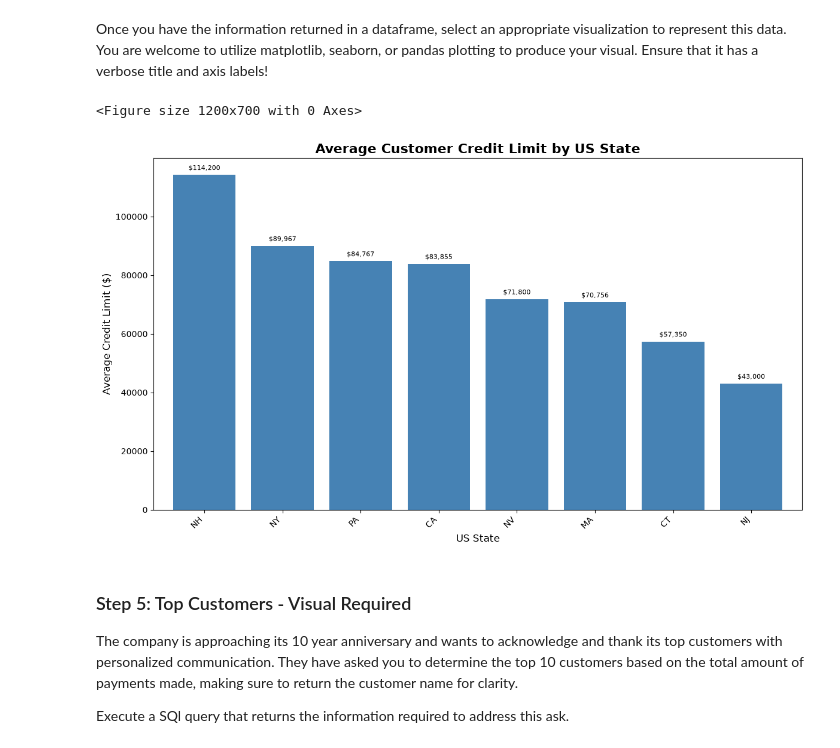
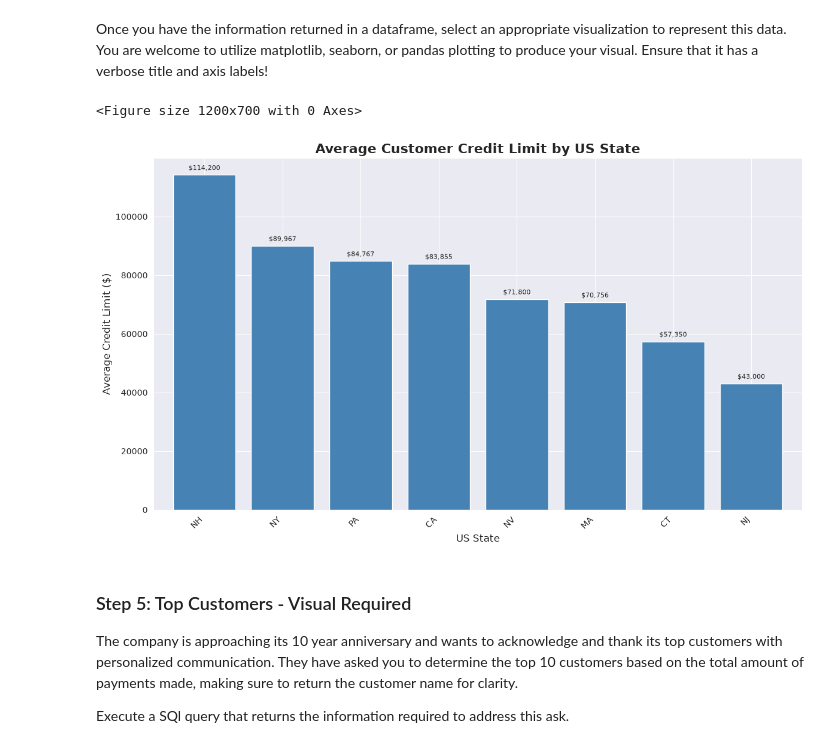
Before and after one commit to nicodemusmomanyi7-ship-it/dsc-sql-summative-lab, a Jupyter notebook: SQLSummativeLab.ipynb, the cells around one changed output. Drawn from its saved outputs; the diff is of its cells as text; code cells hidden in the pictures.

```diff
--- a/SQLSummativeLab.ipynb
+++ b/SQLSummativeLab.ipynb
@@ -165,6 +165,8 @@ state_credit
 Once you have the information returned in a dataframe, select an appropriate visualization to represent this data. You are welcome to utilize matplotlib, seaborn, or pandas plotting to produce your visual. Ensure that it has a verbose title and axis labels!
 # %%
 # Replace None with your visual code
+#setting the style
+sns.set_style("darkgrid")
 # Sort states by average credit limit
 state_credit = state_credit.sort_values(
     by="avg_creditLimit",
@@ -183,34 +185,34 @@ ax = state_credit.plot(
     width=0.8,
     figsize=(12, 7)
 )
 
 # Add a value label above each bar
 for bar in ax.patches:
     height = bar.get_height()
     ax.annotate(
         f"${height:,.0f}",
         (bar.get_x() + bar.get_width() / 2, height),
         ha="center",
         va="bottom",
         xytext=(0, 4),
         textcoords="offset points",
         fontsize=8
     )
 
 # Improve titles and labels
 plt.title(
     "Average Customer Credit Limit by US State",
     fontsize=16,
     fontweight="bold"
 )
 plt.xlabel("US State", fontsize=12)
 plt.ylabel("Average Credit Limit ($)", fontsize=12)
 plt.xticks(rotation=45, ha="right")
 plt.tight_layout()
 plt.show()
 # %% [output]
 <Figure size 1200x700 with 0 Axes>
-[figure, old version]
+[figure, new version]
 # %% [markdown]
 ### Step 5: Top Customers - Visual Required
 The company is approaching its 10 year anniversary and wants to acknowledge and thank its top customers with personalized communication. They have asked you to determine the top 10 customers based on the total amount of payments made, making sure to return the customer name for clarity.
```
Also changed, not shown: parts of 5 cells of this notebook.
